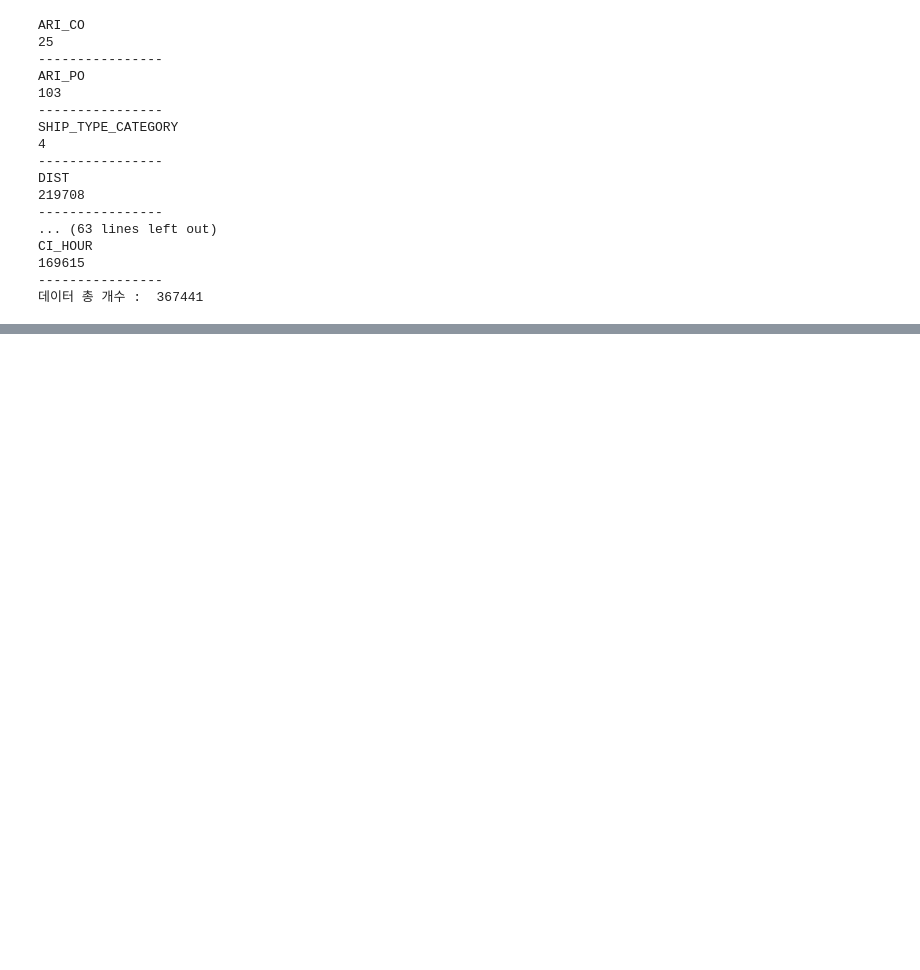
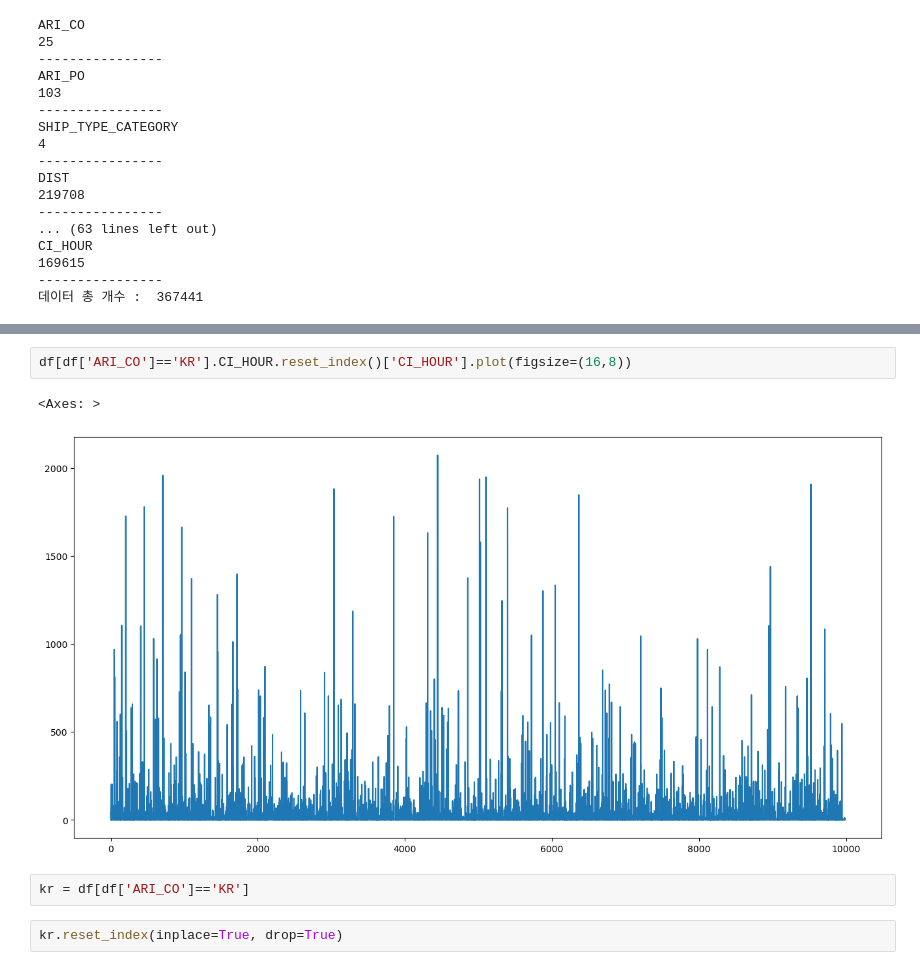
Before and after one commit to Jjineeq/CPS, a Jupyter notebook: project eda.ipynb, the cells around one changed output, grey strips where cells are left out. Drawn from its saved outputs; the diff is of its cells as text; blank space fills up the shorter version.

```diff
--- a/project eda.ipynb
+++ b/project eda.ipynb
@@ -59,0 +186,9 @@ df.describe()
+# %%
+df[df['ARI_CO']=='KR'].CI_HOUR.reset_index()['CI_HOUR'].plot(figsize=(16,8))
+# %% [output]
+<Axes: >
+[figure, added]
+# %%
+kr = df[df['ARI_CO']=='KR']
+# %%
+kr.reset_index(inplace=True, drop=True)
```
Also changed, not shown: parts of 28 cells of this notebook, 1 other file.
